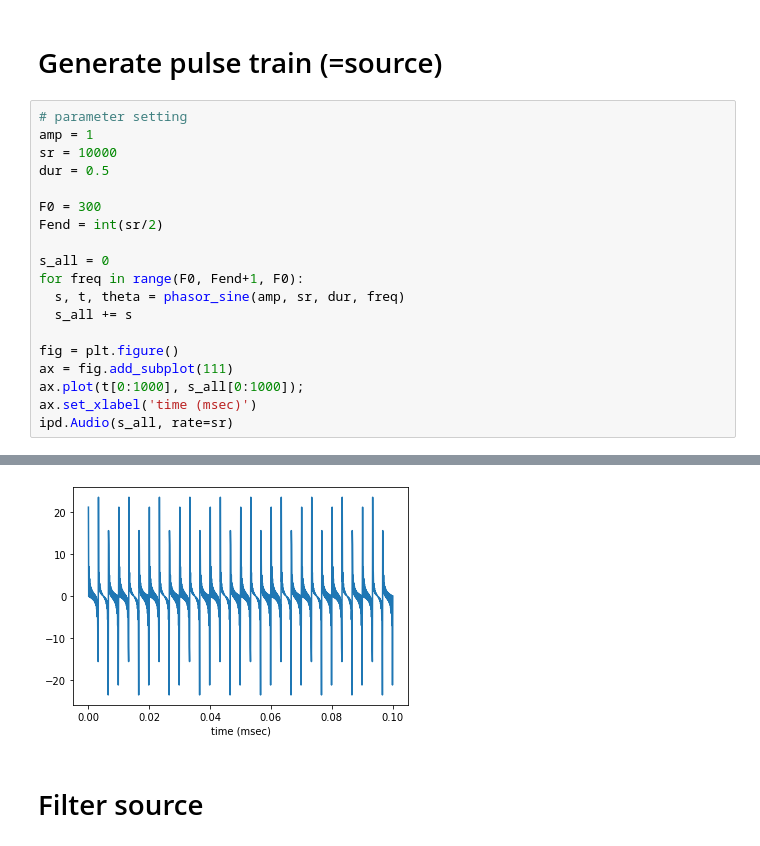
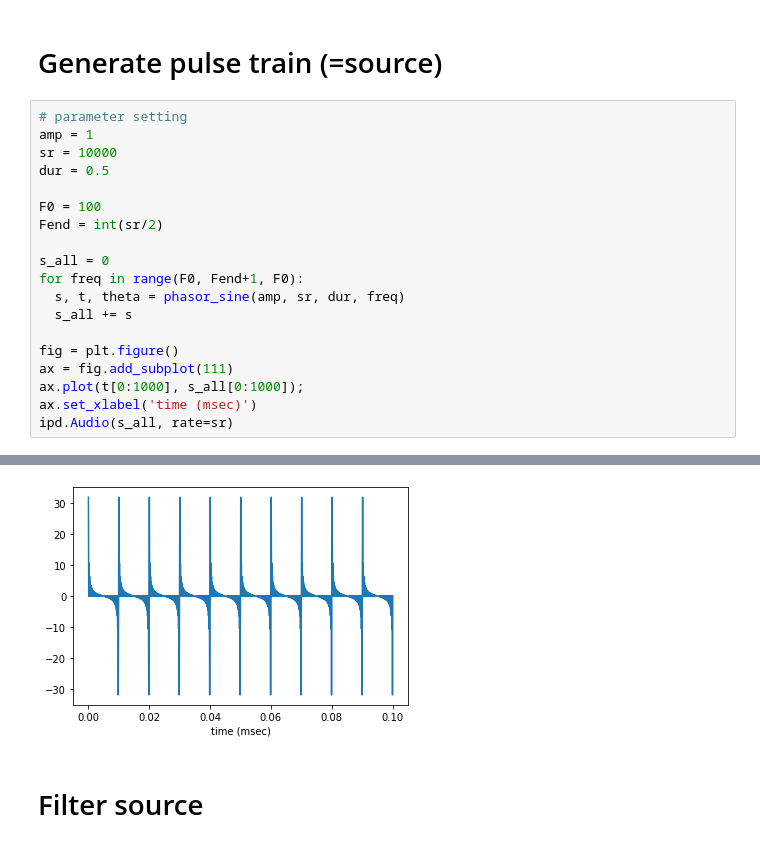
Before and after one commit to hsnam95/class2021Spring, a Jupyter notebook: sound.ipynb, the cells around one changed output, grey strips where cells are left out. Drawn from its saved outputs; the diff is of its cells as text.

```diff
--- a/sound.ipynb
+++ b/sound.ipynb
@@ -101,25 +101,25 @@ ipd.Audio(c.imag, rate=sr)
 # %%
 # parameter setting
 amp = 1
 sr = 10000
 dur = 0.5
 
-F0 = 300
+F0 = 100
 Fend = int(sr/2)
 
 s_all = 0
 for freq in range(F0, Fend+1, F0):
   s, t, theta = phasor_sine(amp, sr, dur, freq)
   s_all += s
 
 fig = plt.figure()
 ax = fig.add_subplot(111)
 ax.plot(t[0:1000], s_all[0:1000]);
 ax.set_xlabel('time (msec)')
 ipd.Audio(s_all, rate=sr)
 # %% [output]
 [interactive output not drawn]
-[figure, old version]
+[figure, new version]
 # %% [markdown]
 # Filter source
 # %% [markdown]
```
Also changed, not shown: parts of 4 cells of this notebook.
